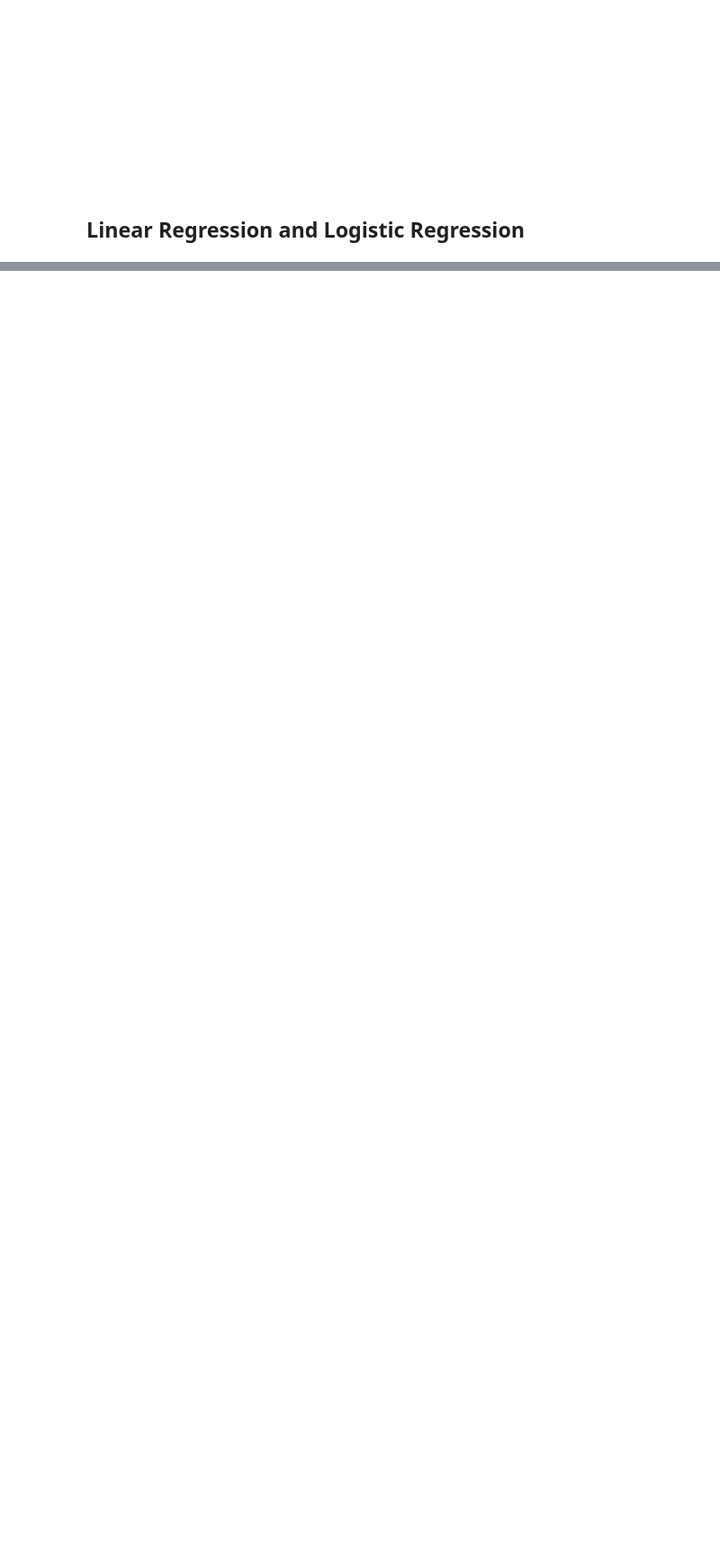
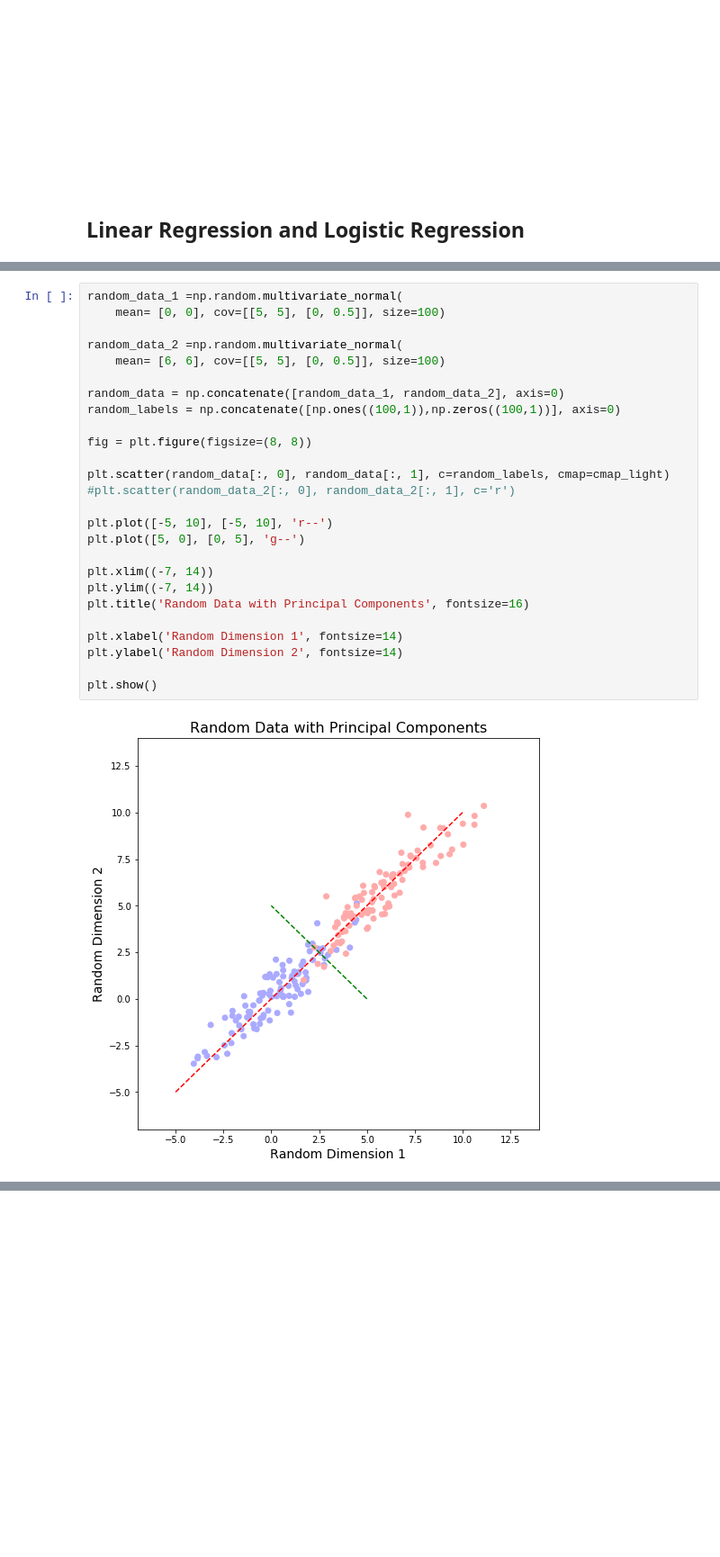
Before and after one commit to Joao-M-Almeida/ML-Tutorial, a Jupyter notebook: Tutorial Notebook.ipynb, the cells around one changed output, grey strips where cells are left out. Shown: that part at 90% size. Saved outputs shown, nothing was run; the diff lists cells and outputs as text; blank space fills up the shorter version.

```diff
--- a/Tutorial Notebook.ipynb
+++ b/Tutorial Notebook.ipynb
@@ -577 +873,29 @@ __ Model Complexity__
+# %%
+random_data_1 =np.random.multivariate_normal(
+    mean= [0, 0], cov=[[5, 5], [0, 0.5]], size=100)
+
+random_data_2 =np.random.multivariate_normal(
+    mean= [6, 6], cov=[[5, 5], [0, 0.5]], size=100)
+
+random_data = np.concatenate([random_data_1, random_data_2], axis=0)
+random_labels = np.concatenate([np.ones((100,1)),np.zeros((100,1))], axis=0)
+
+fig = plt.figure(figsize=(8, 8))
+
+plt.scatter(random_data[:, 0], random_data[:, 1], c=random_labels, cmap=cmap_light)
+#plt.scatter(random_data_2[:, 0], random_data_2[:, 1], c='r')
+
+plt.plot([-5, 10], [-5, 10], 'r--')
+plt.plot([5, 0], [0, 5], 'g--')
+
+plt.xlim((-7, 14))
+plt.ylim((-7, 14))
+plt.title('Random Data with Principal Components', fontsize=16)
+
+plt.xlabel('Random Dimension 1', fontsize=14)
+plt.ylabel('Random Dimension 2', fontsize=14)
+
+plt.show()
+# %% [output]
+[figure, added]
 # %%
```
Also changed, not shown: parts of 67 cells of this notebook, 4 other files.
